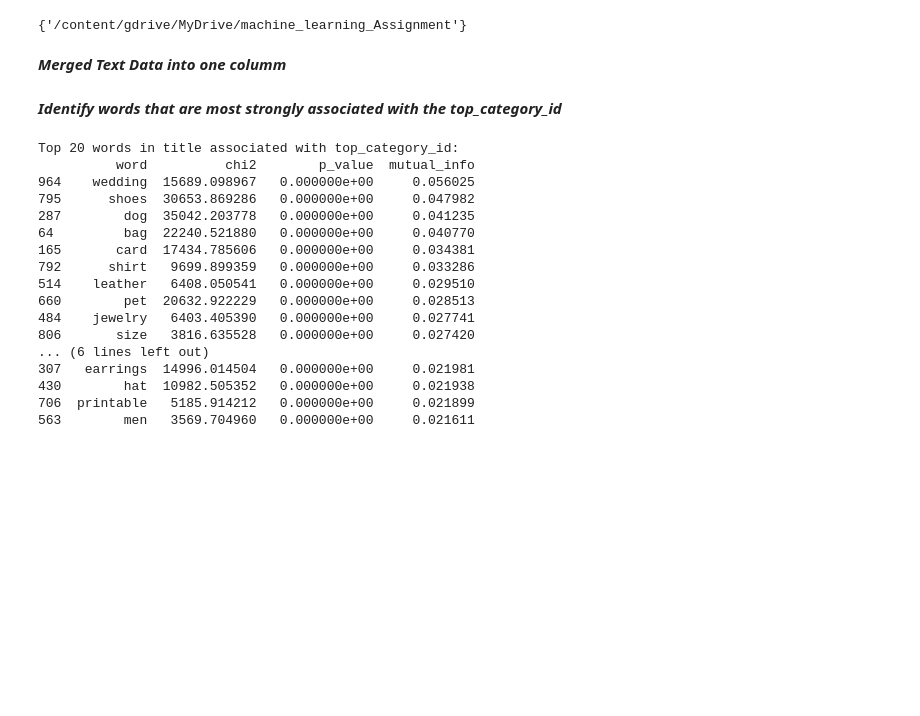
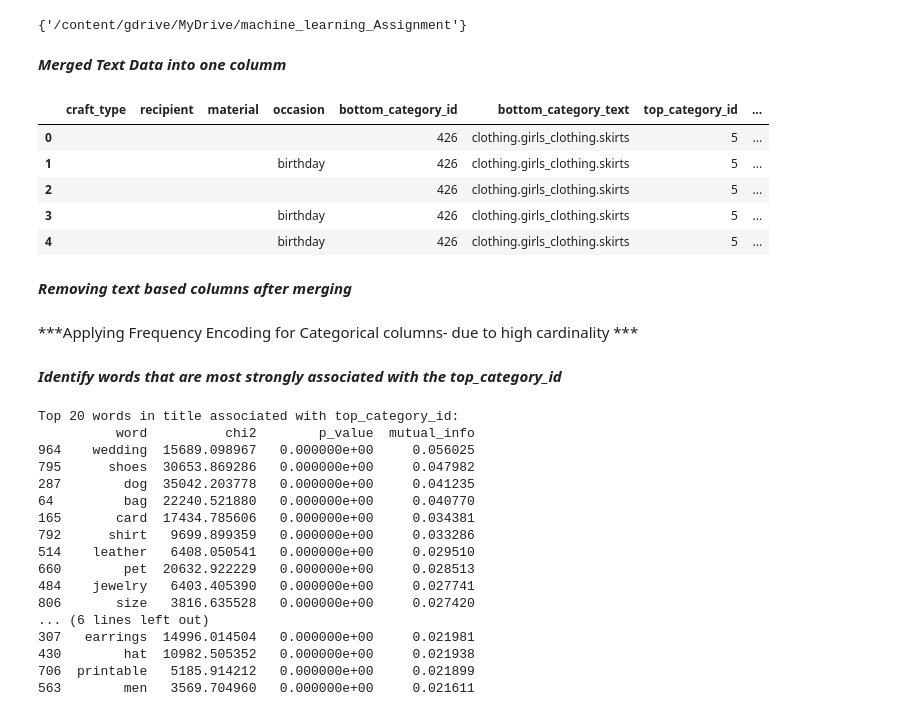
Before and after one commit to Sabha95/Machine_Learning-Assig, a Jupyter notebook: Getting_started_Notebook_for_Students_2025.ipynb, the cells around one changed output. Saved outputs shown, nothing was run; the diff lists cells and outputs as text; code cells hidden in the pictures; blank space fills up the shorter version.

Commit message:
Frequency encoding

```diff
--- a/Getting_started_Notebook_for_Students_2025.ipynb
+++ b/Getting_started_Notebook_for_Students_2025.ipynb
@@ -476,3 +476,14 @@ with Pool(cpu_count()) as pool:
 
 # Add the new column to the dataframe.
 df_train2['combined_text'] = combined_text
+# %%
+df_train2.head()
+# %% [output]
+|  | craft_type | recipient | material | occasion | bottom_category_id | bottom_category_text | top_category_id | ... |
+| 0 |  |  |  |  | 426 | clothing.girls_clothing.skirts | 5 | ... |
+| 1 |  |  |  | birthday | 426 | clothing.girls_clothing.skirts | 5 | ... |
+| 2 |  |  |  |  | 426 | clothing.girls_clothing.skirts | 5 | ... |
+| 3 |  |  |  | birthday | 426 | clothing.girls_clothing.skirts | 5 | ... |
+| 4 |  |  |  | birthday | 426 | clothing.girls_clothing.skirts | 5 | ... |
+# %% [markdown]
+***Removing text based columns after merging***
@@ -478,0 +494,2 @@ df_train2['combined_text'] = combined_text
+# %% [markdown]
+***Applying Frequency Encoding for Categorical columns- due to high cardinality ***
```
Also changed, not shown: parts of 2 cells of this notebook.
